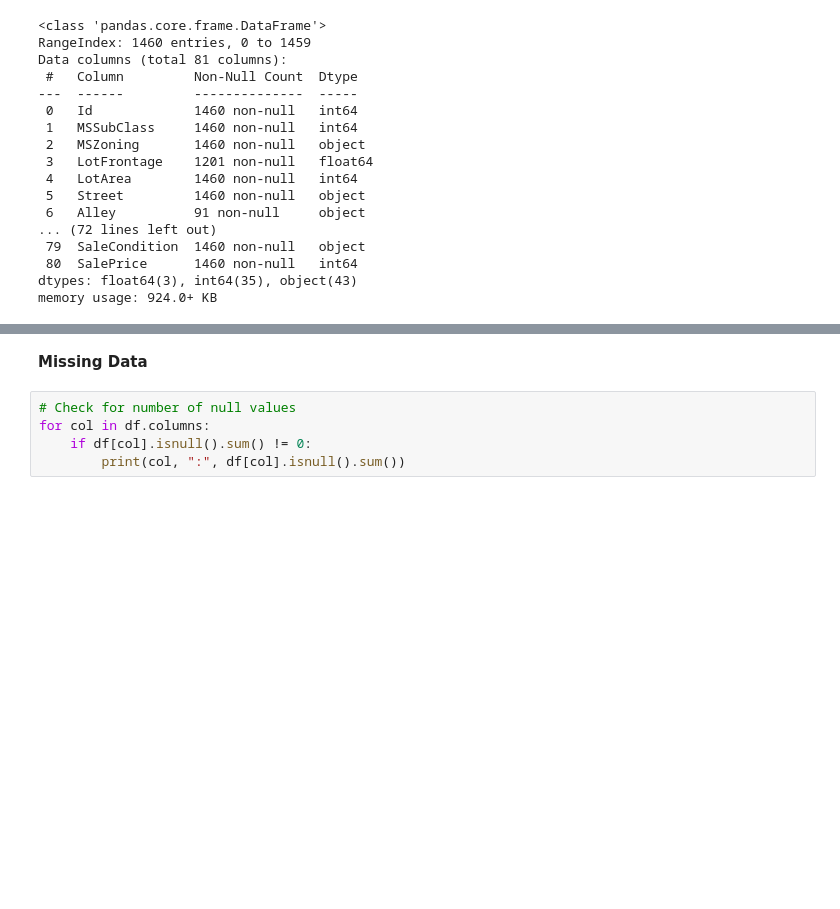
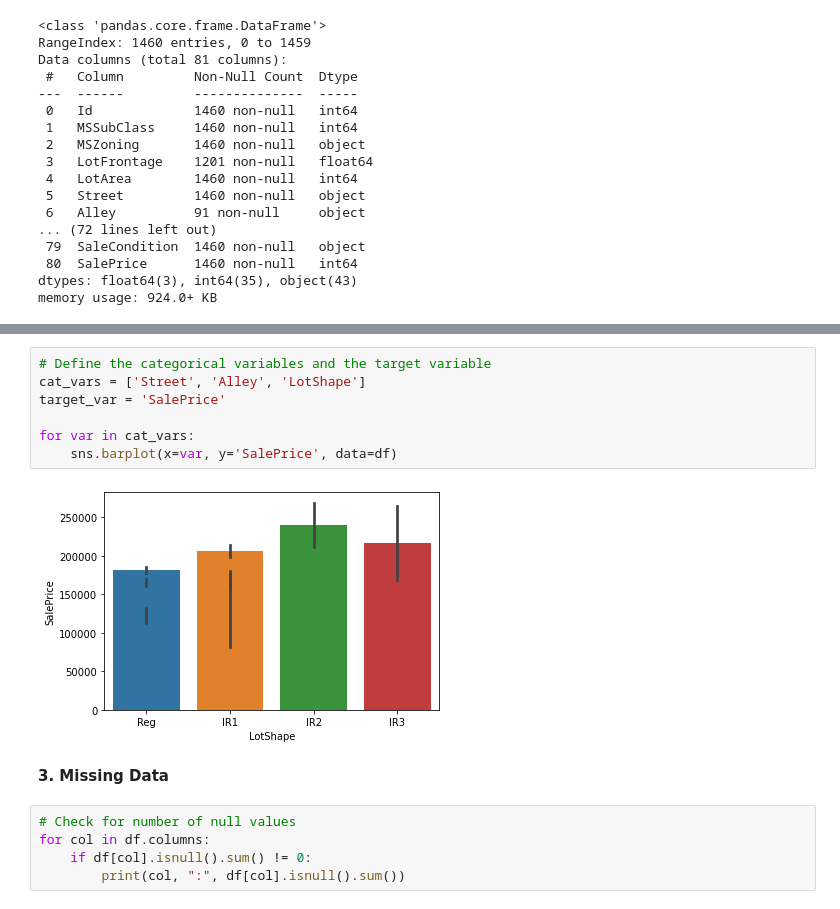
Before and after one commit to doanht688/House-Price-Prediction-ML, a Jupyter notebook: G2-Project Proposal.ipynb, the cells around one changed output, grey strips where cells are left out. Cells and saved outputs as stored; diff of their text form; blank space fills up the shorter version.

```diff
--- a/G2-Project Proposal.ipynb
+++ b/G2-Project Proposal.ipynb
@@ -360,5 +366,14 @@ Name: SalePrice, dtype: float64
+# %%
+# Define the categorical variables and the target variable
+cat_vars = ['Street', 'Alley', 'LotShape']
+target_var = 'SalePrice'
+
+for var in cat_vars:
+    sns.barplot(x=var, y='SalePrice', data=df)
+# %% [output]
+[figure, added]
 # %% [markdown]
-**Missing Data**
+**3. Missing Data**
 # %%
 # Check for number of null values
 for col in df.columns:
```
Also changed, not shown: parts of 18 cells of this notebook.
